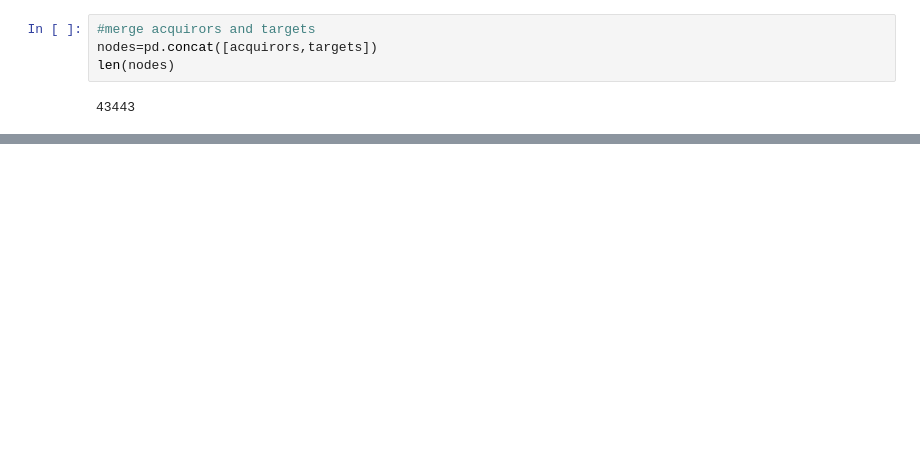
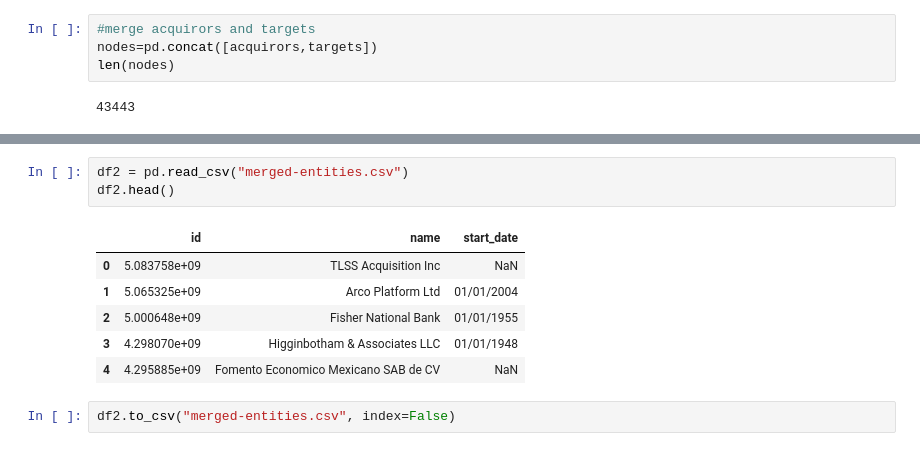
Before and after one commit to haochenzmax/Predicting_MnA-main, a Jupyter notebook: New_graph_exp/FeatureMapping.ipynb, the cells around one changed output, grey strips where cells are left out. Saved outputs shown, nothing was run; the diff lists cells and outputs as text; blank space fills up the shorter version.

```diff
--- a/New_graph_exp/FeatureMapping.ipynb
+++ b/New_graph_exp/FeatureMapping.ipynb
@@ -295,0 +335,12 @@ nodes
+# %%
+df2 = pd.read_csv("merged-entities.csv")
+df2.head()
+# %% [output]
+|  | id | name | start_date |
+| 0 | 5.083758e+09 | TLSS Acquisition Inc | NaN |
+| 1 | 5.065325e+09 | Arco Platform Ltd | 01/01/2004 |
+| 2 | 5.000648e+09 | Fisher National Bank | 01/01/1955 |
+| 3 | 4.298070e+09 | Higginbotham & Associates LLC | 01/01/1948 |
+| 4 | 4.295885e+09 | Fomento Economico Mexicano SAB de CV | NaN |
+# %%
+df2.to_csv("merged-entities.csv", index=False)
```
Also changed, not shown: parts of 14 cells of this notebook, 1 other file.
